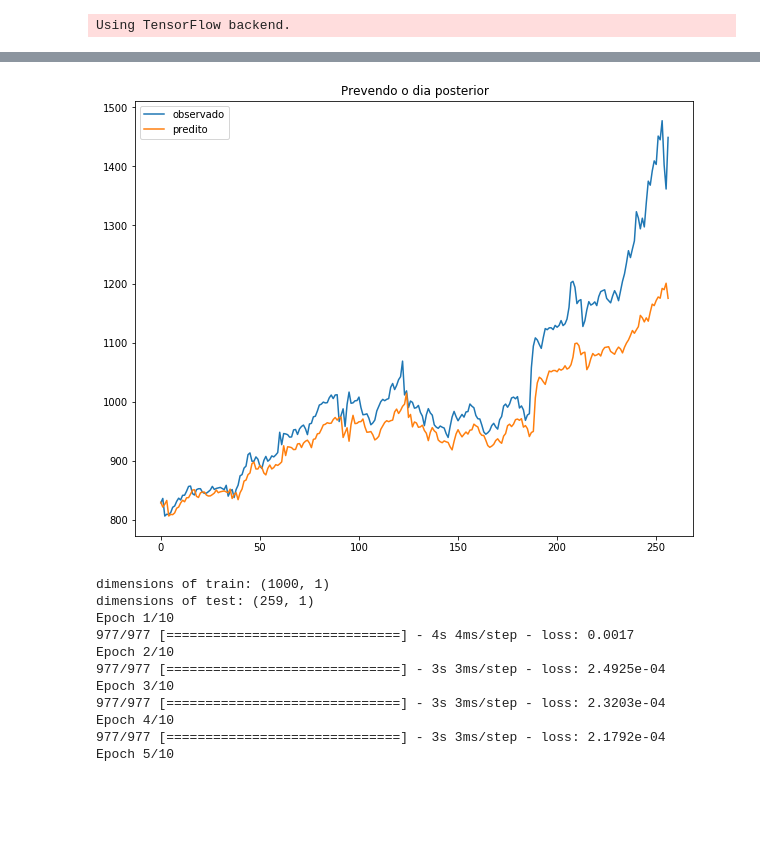
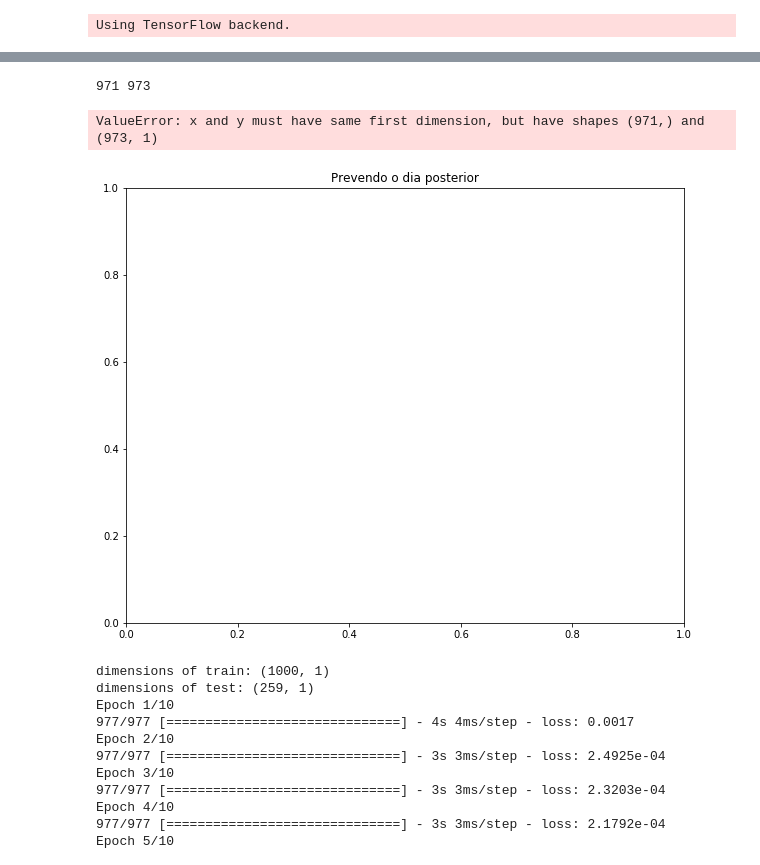
Before and after one commit to BraulioSanchez/scc5943projeto, a Jupyter notebook: ex2.ipynb, the cells around one changed output, grey strips where cells are left out. Drawn from its saved outputs; the diff is of its cells as text; code cells hidden in the pictures; blank space fills up the shorter version.

```diff
--- a/ex2.ipynb
+++ b/ex2.ipynb
@@ -38,35 +60,16 @@ Using TensorFlow backend.
 # %%
-#train, test = train_test_split(prices, test_size=TEST_SIZE, shuffle=False)
-TIME_AHEAD = 1 #dias a prever
-train = prices[:1000]
-test = prices[1000:]
-print('dimensions of train:', train.shape)
-print('dimensions of test:', test.shape)
-
-X_train, y_train = to_1dimension(train, TIME_AHEAD)
-X_test, y_test = to_1dimension(test, TIME_AHEAD)
-
 #LSTM
 model = create_model(model_name='LSTM', units=UNITS, time_ahead=TIME_AHEAD)
 '''Para otimização, usamos o algoritmo ADAM.
     Em séries temporais, os métodos de otimização adaptativa
     tendem a obter melhores resultados do que os métodos
     tradicionais de descida de gradiente estocástica.'''
-model.compile(optimizer='nadam', loss='mean_squared_error')
-model.fit(X_train, y_train, epochs=10, batch_size=BATCH_SIZE, verbose=1)
-
-#recuperamos os valores originais em y_test e prices
-y_test_origin = scaler.inverse_transform([y_test])
-prices_origin = scaler.inverse_transform(prices)
-
-pred_test = model.predict(X_test)
-pred_test = scaler.inverse_transform(pred_test)
-error = mean_squared_error(y_test_origin[0], pred_test[:,0])
-print('MSE: %.2f' % error)
-
-#pred_train = model.predict(X_train)
-#pred_train = scaler.inverse_transform(pred_train)
-#plot_series_prediction(prices_origin, pred_train, pred_test, time_ahead=TIME_AHEAD,
-                        #title='Predictions', xlabel='Days', ylabel='Prices of AMZN Stock',
-                        #legend=['Opening prices', 'Training set', 'Test prediction'])
+early_stop = EarlyStopping(monitor='loss', patience=10, verbose=1)
+model.compile(optimizer='nadam', loss='mse', metrics=['mse','mae'])
+model.fit(X_train,
+          y_train,
+          epochs=100,
+          batch_size=BATCH_SIZE,
+          callbacks=[early_stop],
+          verbose=1)
 # %% [output]
@@ -90,12 +116,15 @@ MSE: 5220.11
 # %%
 plt.figure(figsize=(10,8))
 plt.title('Prevendo o dia posterior')
-plt.plot(np.arange(0,len(pred_test)),df.loc[1002:]['open'], label = 'observado')
+print(len(pred_test), len(prices[split:]))
+plt.plot(np.arange(len(pred_test)),prices[split:], label = 'observado')
 plt.plot(pred_test, label = 'predito')
 plt.legend()
 plt.show()
 # %% [output]
+971 973
+ValueError: x and y must have same first dimension, but have shapes (971,) and (973, 1)
-[figure, old version]
+[figure, new version]
 # %%
 #train, test = train_test_split(prices, test_size=TEST_SIZE, shuffle=False)
 TIME_AHEAD = 22 #dias a prever
```
Also changed, not shown: parts of 5 cells of this notebook, 1 other file.
